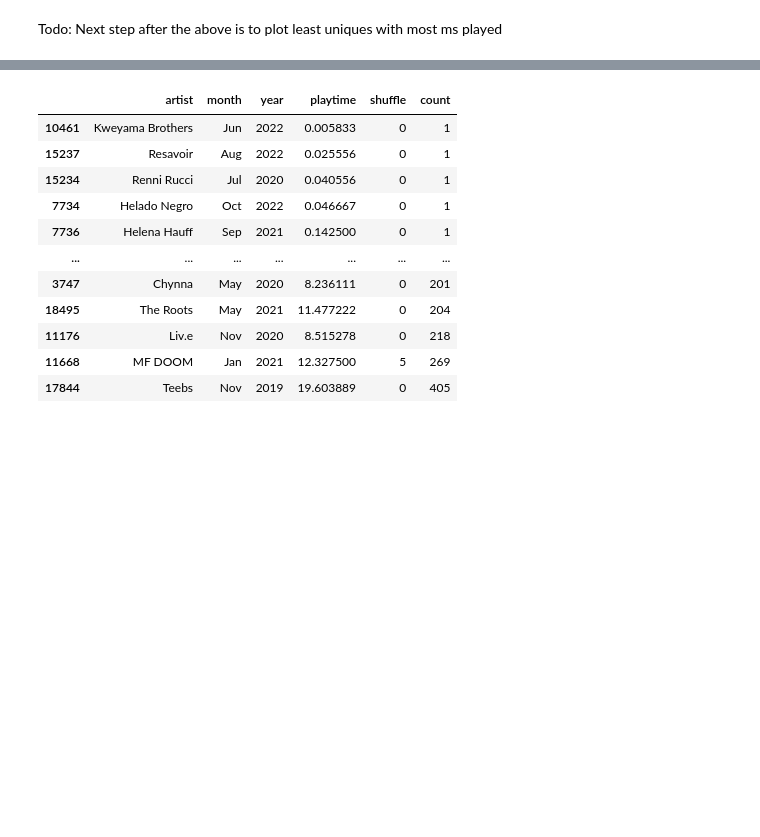
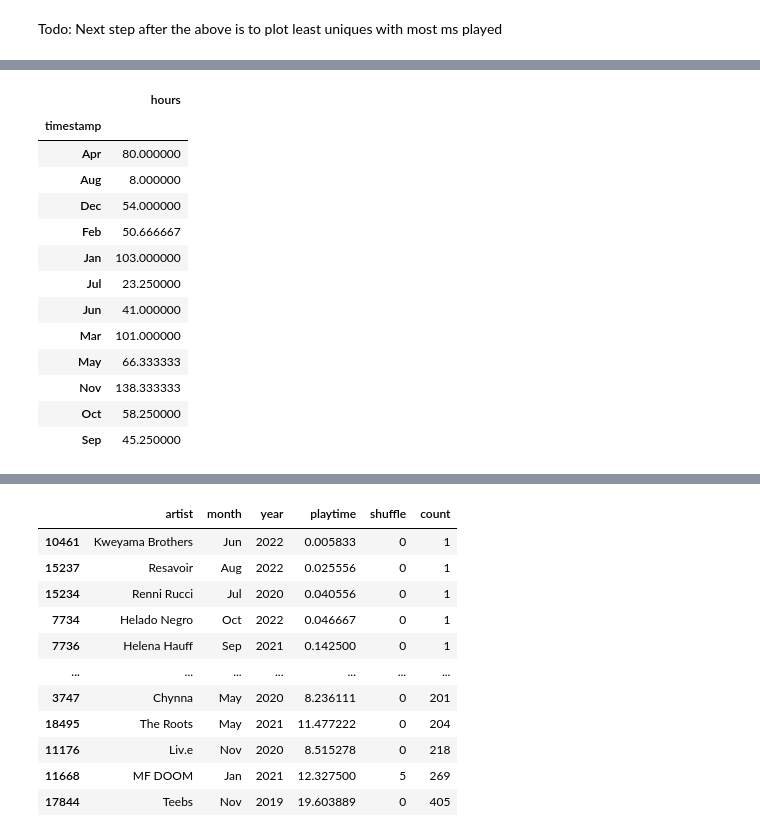
Before and after one commit to mmmuir/CL_DA2, a Jupyter notebook: ios_analysis.ipynb, the cells around one changed output, grey strips where cells are left out. Drawn from its saved outputs; the diff is of its cells as text; code cells hidden in the pictures; blank space fills up the shorter version.

```diff
--- a/ios_analysis.ipynb
+++ b/ios_analysis.ipynb
@@ -68,12 +68,7 @@ def hpm_rollback(pod):
 def hpm(df):
     df.loc[:, "hours"] = df.loc[:, "playtime"].copy() / 3600
     df.index = df.timestamp
-    dfm = (
-        df.copy()
-        .resample("M")
-        .sum(numeric_only=True)
-        .drop(columns=["playtime"])
-    )
+    dfm = df.copy().resample("M").sum(numeric_only=True).drop(columns=["playtime"])
     dfm_gb = (
         dfm.groupby(dfm.index.strftime("%b"))
         .resample("Y")
@@ -92,6 +87,11 @@ def custom_mean(df):
 def plothpm_rollback(df_gb):
     sns.barplot(data=df_gb.iloc[0:0], x=df_gb.values, y=df_gb.index)
 
+# def plothpm(
+#     plt.rcParams["figure.figsize"] = (8, 8)
+# sns.barplot(data=podm_gb, x=podm_gb["hours"], y=podm_gb.index)
+)
+
 
 def top_songs(years="all", skips=False, features=True):
     if skips and features:
@@ -314,3 +331,20 @@ streams_af_df.query("duration < playtime").index
+# %%
+hpm(pod_df)
+# %% [output]
+|  | hours |
+| timestamp |  |
+| Apr | 80.000000 |
+| Aug | 8.000000 |
+| Dec | 54.000000 |
+| Feb | 50.666667 |
+| Jan | 103.000000 |
+| Jul | 23.250000 |
+| Jun | 41.000000 |
+| Mar | 101.000000 |
+| May | 66.333333 |
+| Nov | 138.333333 |
+| Oct | 58.250000 |
+| Sep | 45.250000 |
 # %%
 # avg per month
 
```
Also changed, not shown: parts of 8 cells of this notebook.
